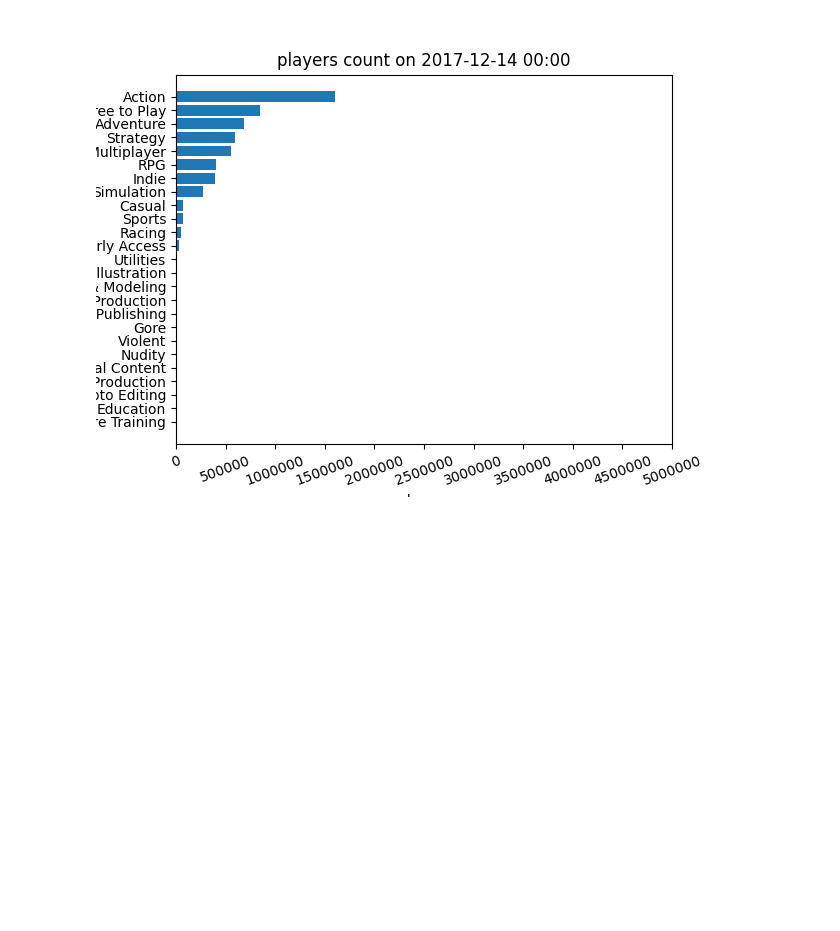
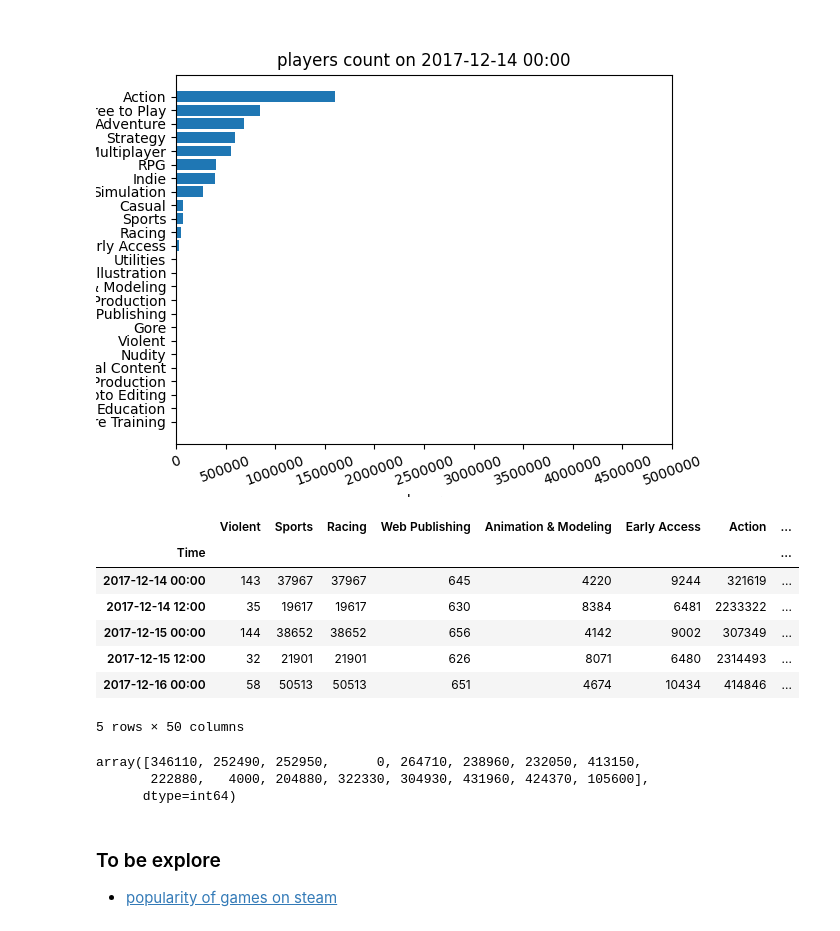
Before and after one commit to com-480-data-visualization/project-2023-no-preference, a Jupyter notebook: no_preference.ipynb, the cells around one changed output. Cells and saved outputs as stored; diff of their text form; code cells hidden in the pictures; blank space fills up the shorter version.

Commit message:
new dataframe with top count

```diff
--- a/no_preference.ipynb
+++ b/no_preference.ipynb
@@ -183,3 +182,46 @@ interact(update, w=(0,len(df.index)-1));
 # %% [output]
 interactive(children=(IntSlider(value=0, description='w', max=280223), Output()), _dom_classes=('widget-intera…
 [figure]
+# %%
+# Generate top game per categories
+INTERVAL = 144
+top_list = list(genres_set)
+top_list += [i + "_id" for i in top_list]
+top_count = pd.DataFrame(0, index=(i for i in range(0,len(date), INTERVAL)), columns=top_list)
+
+# Create a new data set with categories as feature and time as index
+for index, row in genres.iterrows():
+    fileName = (str(row[0]) + ".csv")
+    if row[1] != np.NaN and fileName in games:
+        temp = pd.read_csv(DIR + "PlayerCountHistoryPart1/" + fileName)
+        for j in range(0, len(temp.index), INTERVAL):
+            for i in range(1,9):
+                if type(row[i]) != str:
+                    break
+                if temp.loc[j ,"Playercount"] > top_count.loc[j, row[i]]:
+                    top_count.loc[j, row[i]] = temp.loc[j, "Playercount"]
+                    top_count.loc[j, row[i]+"_id"] = row[0]
+
+
+top_count.index = date[0::INTERVAL]
+top_count.to_csv(DIR + "topcount.csv")
+top_count.head()
+# %% [output]
+|  | Violent | Sports | Racing | Web Publishing | Animation & Modeling | Early Access | Action | ... |
+| Time |  |  |  |  |  |  |  | ... |
+| 2017-12-14 00:00 | 143 | 37967 | 37967 | 645 | 4220 | 9244 | 321619 | ... |
+| 2017-12-14 12:00 | 35 | 19617 | 19617 | 630 | 8384 | 6481 | 2233322 | ... |
+| 2017-12-15 00:00 | 144 | 38652 | 38652 | 656 | 4142 | 9002 | 307349 | ... |
+| 2017-12-15 12:00 | 32 | 21901 | 21901 | 626 | 8071 | 6480 | 2314493 | ... |
+| 2017-12-16 00:00 | 58 | 50513 | 50513 | 651 | 4674 | 10434 | 414846 | ... |
+5 rows × 50 columns
+# %%
+top_count["Indie_id"].unique()
+# %% [output]
+array([346110, 252490, 252950,      0, 264710, 238960, 232050, 413150,
+       222880,   4000, 204880, 322330, 304930, 431960, 424370, 105600],
+      dtype=int64)
+# %% [markdown]
+### To be explore
+
+- [popularity of games on steam](https://www.kaggle.com/datasets/michau96/popularity-of-games-on-steam)
```
Also changed, not shown: parts of 4 cells of this notebook, 1 other file.
